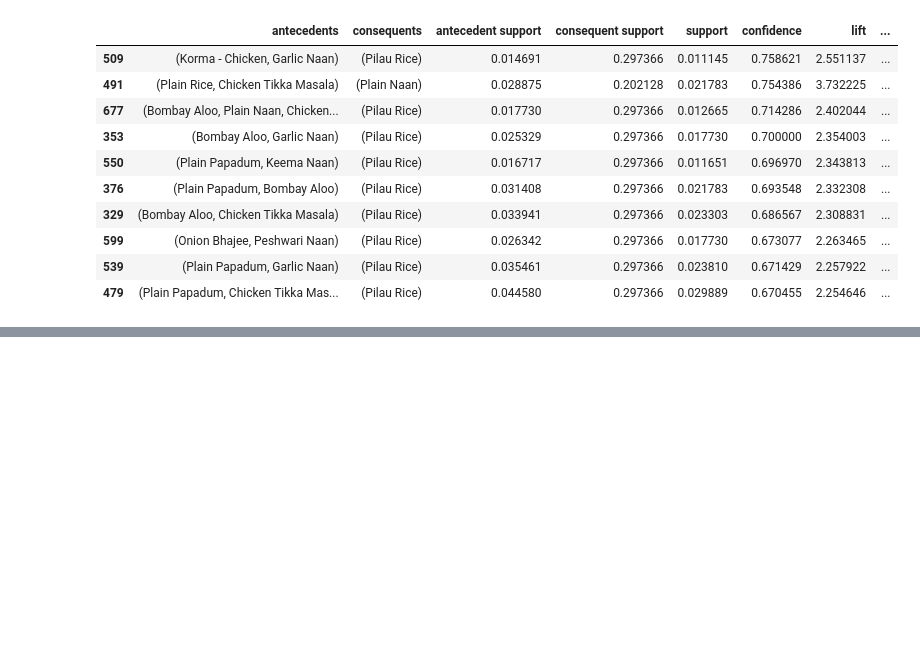
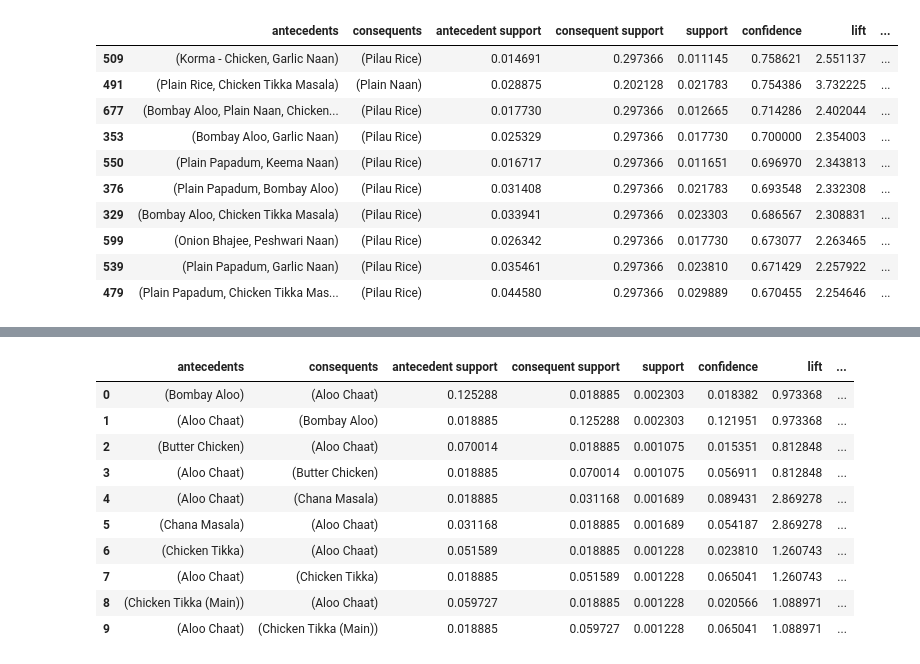
Before and after one commit to joyb05/Market-Basket-Analysis-Restaurant-Dataset, a Jupyter notebook: Market_Basket_Analysis_Restaurant_Dataset.ipynb, the cells around one changed output, grey strips where cells are left out. Cells and saved outputs as stored; diff of their text form; code cells hidden in the pictures; blank space fills up the shorter version.

```diff
--- a/Market_Basket_Analysis_Restaurant_Dataset.ipynb
+++ b/Market_Basket_Analysis_Restaurant_Dataset.ipynb
@@ -939,0 +969,5 @@ top_confidence2.head(10)
+# %%
+a = te1.columns_
+# %%
+transactions_week = pd.DataFrame(te_ary1, columns=a)
+pf1 = transactions_week.describe()
@@ -939,0 +980,3 @@ top_confidence2.head(10)
+# %%
+freq_items1 = apriori(transactions_week, min_support=0.001, use_colnames=True)
+freq_items1.head(7)
@@ -939,0 +992,2 @@ top_confidence2.head(10)
+# %%
+freq_items1['length'] = freq_items1['itemsets'].apply(lambda x: len(x))
@@ -939,0 +1003,15 @@ top_confidence2.head(10)
+# %%
+rules_week = association_rules(freq_items1, metric="confidence", min_threshold=0.001)
+rules_week.head(10)
+# %% [output]
+|  | antecedents | consequents | antecedent support | consequent support | support | confidence | lift | ... |
+| 0 | (Bombay Aloo) | (Aloo Chaat) | 0.125288 | 0.018885 | 0.002303 | 0.018382 | 0.973368 | ... |
+| 1 | (Aloo Chaat) | (Bombay Aloo) | 0.018885 | 0.125288 | 0.002303 | 0.121951 | 0.973368 | ... |
+| 2 | (Butter Chicken) | (Aloo Chaat) | 0.070014 | 0.018885 | 0.001075 | 0.015351 | 0.812848 | ... |
+| 3 | (Aloo Chaat) | (Butter Chicken) | 0.018885 | 0.070014 | 0.001075 | 0.056911 | 0.812848 | ... |
+| 4 | (Aloo Chaat) | (Chana Masala) | 0.018885 | 0.031168 | 0.001689 | 0.089431 | 2.869278 | ... |
+| 5 | (Chana Masala) | (Aloo Chaat) | 0.031168 | 0.018885 | 0.001689 | 0.054187 | 2.869278 | ... |
+| 6 | (Chicken Tikka) | (Aloo Chaat) | 0.051589 | 0.018885 | 0.001228 | 0.023810 | 1.260743 | ... |
+| 7 | (Aloo Chaat) | (Chicken Tikka) | 0.018885 | 0.051589 | 0.001228 | 0.065041 | 1.260743 | ... |
+| 8 | (Chicken Tikka (Main)) | (Aloo Chaat) | 0.059727 | 0.018885 | 0.001228 | 0.020566 | 1.088971 | ... |
+| 9 | (Aloo Chaat) | (Chicken Tikka (Main)) | 0.018885 | 0.059727 | 0.001228 | 0.065041 | 1.088971 | ... |
```
Also changed, not shown: parts of 30 cells of this notebook.
